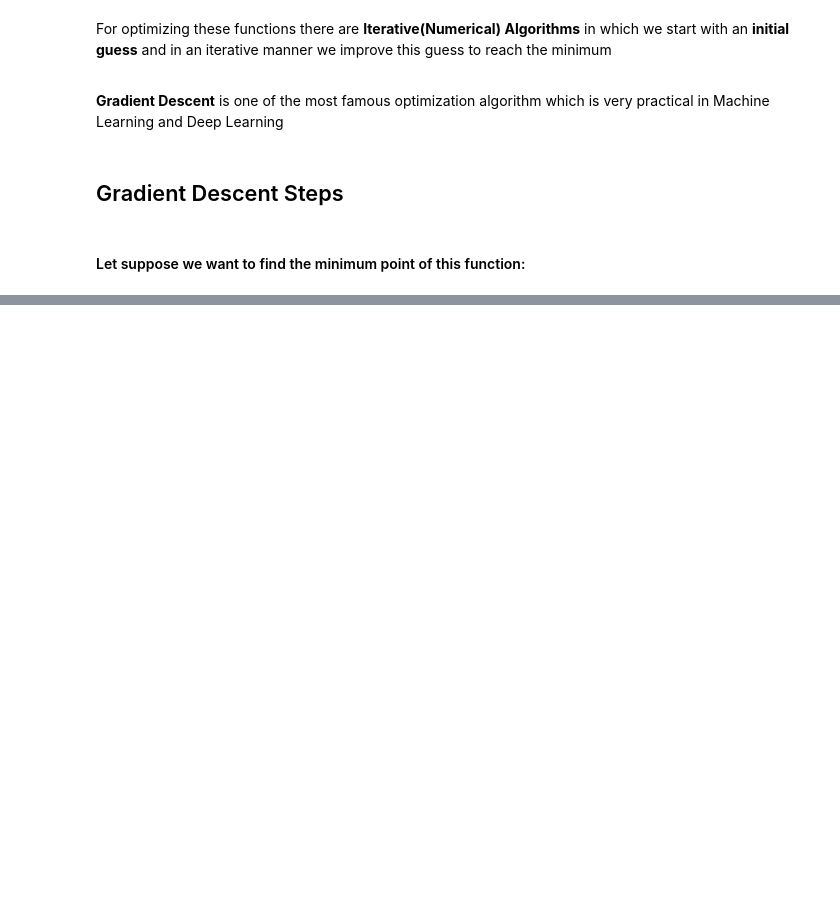
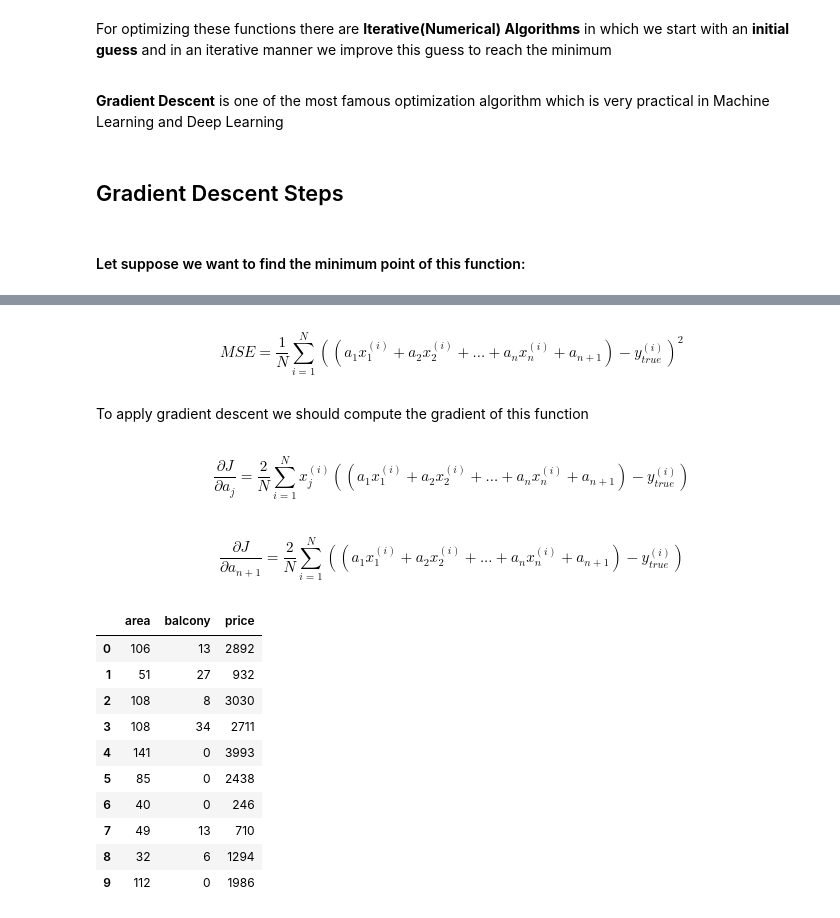
Before and after one commit to SoheilKoohi/ml_course, a Jupyter notebook: 02_gradient_descent.ipynb, the cells around one changed output, grey strips where cells are left out. Saved outputs shown, nothing was run; the diff lists cells and outputs as text; code cells hidden in the pictures; blank space fills up the shorter version.

```diff
--- a/02_gradient_descent.ipynb
+++ b/02_gradient_descent.ipynb
@@ -42,0 +137,14 @@ $$
+# %% [markdown]
+$$
+MSE = \frac{1}{N}\sum_{i=1}^{N} ((a_1x_1^{(i)} + a_2x_2^{(i)} + ... + a_nx_n^{(i)} + a_{n+1}) - y_{true}^{(i)})^2
+$$
+# %% [markdown]
+To apply gradient descent we should compute the gradient of this function
+# %% [markdown]
+$$
+\frac{\partial{J}}{\partial{a_j}} = \frac{2}{N} \sum_{i=1}^{N} x_j^{(i)} ((a_1x_1^{(i)} + a_2x_2^{(i)} + ... + a_nx_n^{(i)} + a_{n+1}) - y_{true}^{(i)})
+$$
+# %% [markdown]
+$$
+\frac{\partial{J}}{\partial{a_{n+1}}} = \frac{2}{N} \sum_{i=1}^{N} ((a_1x_1^{(i)} + a_2x_2^{(i)} + ... + a_nx_n^{(i)} + a_{n+1}) - y_{true}^{(i)})
+$$
@@ -42,0 +154,15 @@ $$
+# %%
+dataset_df = pd.read_csv("house_dataset.csv")
+dataset_df.head(10)
+# %% [output]
+|  | area | balcony | price |
+| 0 | 106 | 13 | 2892 |
+| 1 | 51 | 27 | 932 |
+| 2 | 108 | 8 | 3030 |
+| 3 | 108 | 34 | 2711 |
+| 4 | 141 | 0 | 3993 |
+| 5 | 85 | 0 | 2438 |
+| 6 | 40 | 0 | 246 |
+| 7 | 49 | 13 | 710 |
+| 8 | 32 | 6 | 1294 |
+| 9 | 112 | 0 | 1986 |
```
Also changed, not shown: parts of 39 cells of this notebook.
